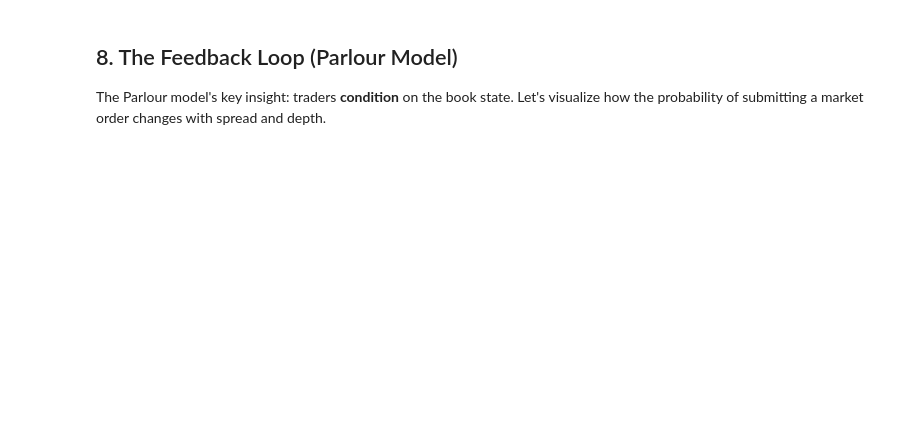
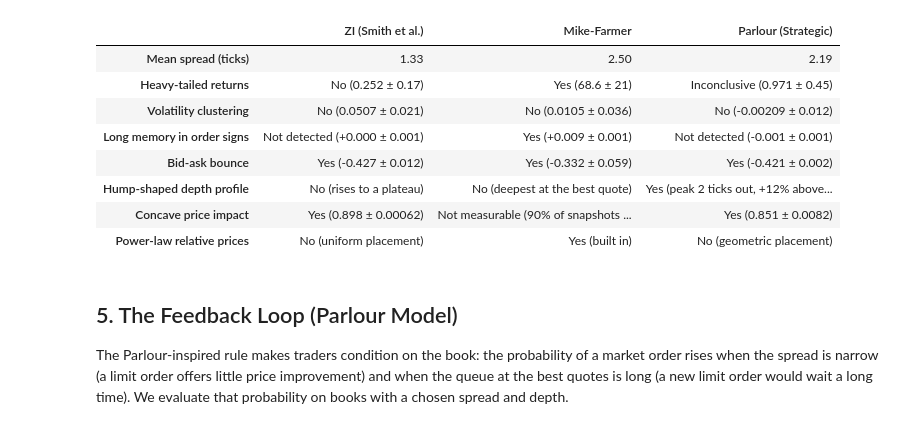
Before and after one commit to mengrenman/quant-trading-lab, a Jupyter notebook: notebooks/05_agent_based_models.ipynb, the cells around one changed output. Saved outputs shown, nothing was run; the diff lists cells and outputs as text; code cells hidden in the pictures; blank space fills up the shorter version.

```diff
--- a/notebooks/05_agent_based_models.ipynb
+++ b/notebooks/05_agent_based_models.ipynb
@@ -249,5 +146,79 @@ display(scorecard.style.map(color_cell, subset=['ZI (Smith et al.)', 'Mike-Farme
+# %%
+def mean_se(values):
+    values = np.asarray(values, dtype=float)
+    return values.mean(), values.std(ddof=1) / np.sqrt(len(values))
+
+
+def grade(margin, se, otherwise):
+    """'Yes' beyond 3 SE, 'Weak evidence' at 2-3 SE, else the given fallback."""
+    if margin > 3 * se:
+        return 'Yes'
+    if margin > 2 * se:
+        return 'Weak evidence'
+    return otherwise
+
+
+def threshold_verdict(values, threshold, above=True):
+    mean, se = mean_se(values)
+    margin = mean - threshold if above else threshold - mean
+    call = grade(margin, se, 'No' if margin < -2 * se else 'Inconclusive')
+    return f"{call} ({mean:.3g} ± {se:.2g})"
+
+
+def effect_verdict(values, positive=True):
+    mean, se = mean_se(values)
+    call = grade(mean if positive else -mean, se, 'Not detected')
+    return f"{call} ({mean:+.3f} ± {se:.3f})"
+
+
+def hump_verdict(runs):
+    profile = np.mean([r['depth_profile'] for r in runs], axis=0)
+    shape, rise, fall, peak = classify_depth_profile(profile)
+    if shape == 'hump':
+        return f"Yes (peak {peak} tick{'s' if peak != 1 else ''} out, {rise:+.0%} above the best quote)"
+    return 'No (rises to a plateau)' if shape == 'plateau' else 'No (deepest at the best quote)'
+
+
+def impact_verdict(runs):
+    covered = min(len(r['impact_sizes']) for r in runs)
+    if covered < 5:
+        return f"Not measurable (90% of snapshots absorb only {covered} lot{'s' if covered != 1 else ''})"
+    slopes = [fit_loglog_slope(r['impact_sizes'], r['impact']) for r in runs]
+    return threshold_verdict(slopes, 0.95, above=False)
+
+
+placement = {
+    'ZI (Smith et al.)': 'No (uniform placement)',
+    'Mike-Farmer': 'Yes (built in)',
+    'Parlour (Strategic)': 'No (geometric placement)',
+}
+
+scorecard = pd.DataFrame({
+    name: {
+        'Mean spread (ticks)': f"{mean_se([r['mean_spread'] for r in runs])[0]:.2f}",
+        'Heavy-tailed returns': threshold_verdict([r['kurtosis'] for r in runs], 1.0),
+        'Volatility clustering': threshold_verdict([r['rank_acf_lag1'] for r in runs], 0.1),
+        'Long memory in order signs': effect_verdict([r['sign_acf_lag100'] for r in runs]),
+        'Bid-ask bounce': effect_verdict([r['bounce_acf_lag1'] for r in runs], positive=False),
+        'Hump-shaped depth profile': hump_verdict(runs),
+        'Concave price impact': impact_verdict(runs),
+        'Power-law relative prices': placement[name],
+    }
+    for name, runs in results.items()
+})
+display(scorecard)
+# %% [output]
+|  | ZI (Smith et al.) | Mike-Farmer | Parlour (Strategic) |
+| Mean spread (ticks) | 1.33 | 2.50 | 2.19 |
+| Heavy-tailed returns | No (0.252 ± 0.17) | Yes (68.6 ± 21) | Inconclusive (0.971 ± 0.45) |
+| Volatility clustering | No (0.0507 ± 0.021) | No (0.0105 ± 0.036) | No (-0.00209 ± 0.012) |
+| Long memory in order signs | Not detected (+0.000 ± 0.001) | Yes (+0.009 ± 0.001) | Not detected (-0.001 ± 0.001) |
+| Bid-ask bounce | Yes (-0.427 ± 0.012) | Yes (-0.332 ± 0.059) | Yes (-0.421 ± 0.002) |
+| Hump-shaped depth profile | No (rises to a plateau) | No (deepest at the best quote) | Yes (peak 2 ticks out, +12% above... |
+| Concave price impact | Yes (0.898 ± 0.00062) | Not measurable (90% of snapshots ... | Yes (0.851 ± 0.0082) |
+| Power-law relative prices | No (uniform placement) | Yes (built in) | No (geometric placement) |
 # %% [markdown]
-## 8. The Feedback Loop (Parlour Model)
+## 5. The Feedback Loop (Parlour Model)
 
-The Parlour model's key insight: traders **condition** on the book state. Let's visualize how the probability of submitting a market order changes with spread and depth.
+The Parlour-inspired rule makes traders condition on the book: the probability of a market order rises when the spread is narrow (a limit order offers little price improvement) and when the queue at the best quotes is long (a new limit order would wait a long time). We evaluate that probability on books with a chosen spread and depth.
 # %%
```
Also changed, not shown: parts of 26 cells of this notebook, 10 other files.
